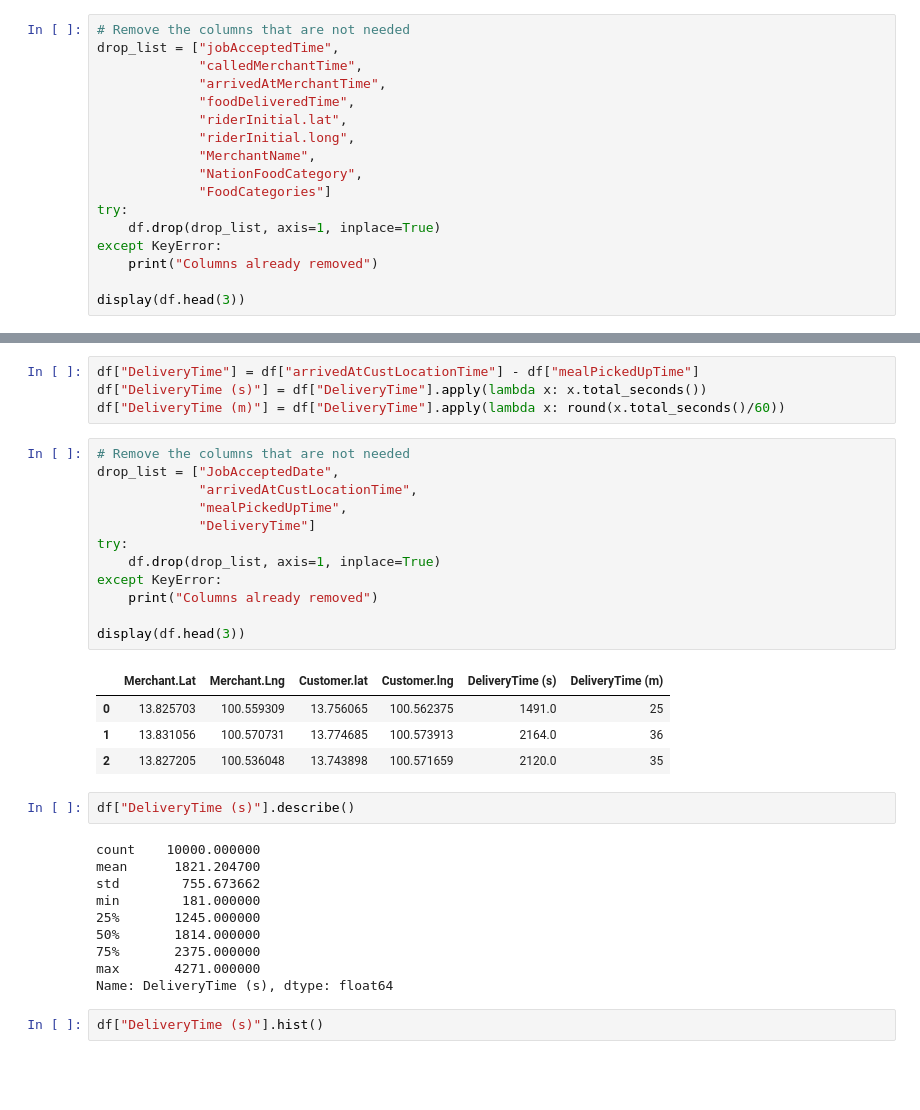
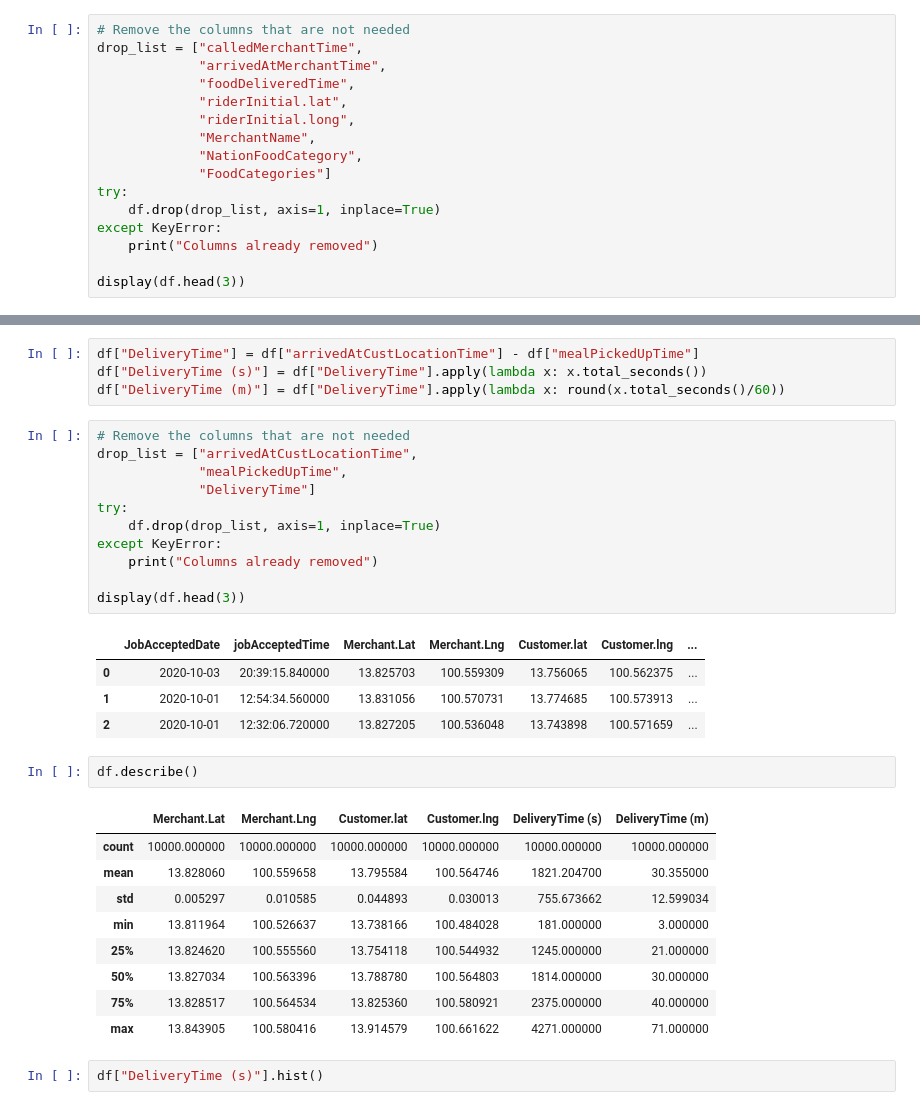
Before and after one commit to multi-order-planning-RBH/predictor, a Jupyter notebook: rbh_delivery.ipynb, the cells around one changed output, grey strips where cells are left out. Drawn from its saved outputs; the diff is of its cells as text; blank space fills up the shorter version.

```diff
--- a/rbh_delivery.ipynb
+++ b/rbh_delivery.ipynb
@@ -79,8 +79,7 @@ df.shape
 ### 1.2.2 Remove unused columns
 # %%
 # Remove the columns that are not needed
-drop_list = ["jobAcceptedTime",
-             "calledMerchantTime",
+drop_list = ["calledMerchantTime",
              "arrivedAtMerchantTime",
              "foodDeliveredTime",
              "riderInitial.lat",
@@ -118,33 +117,32 @@ df["DeliveryTime (s)"] = df["DeliveryTime"].apply(lambda x: x.total_seconds())
 df["DeliveryTime (m)"] = df["DeliveryTime"].apply(lambda x: round(x.total_seconds()/60))
 # %%
 # Remove the columns that are not needed
-drop_list = ["JobAcceptedDate",
-             "arrivedAtCustLocationTime",
+drop_list = ["arrivedAtCustLocationTime",
              "mealPickedUpTime",
              "DeliveryTime"]
 try:
     df.drop(drop_list, axis=1, inplace=True)
 except KeyError:
     print("Columns already removed")
 
 display(df.head(3))
 # %% [output]
-|  | Merchant.Lat | Merchant.Lng | Customer.lat | Customer.lng | DeliveryTime (s) | DeliveryTime (m) |
-| 0 | 13.825703 | 100.559309 | 13.756065 | 100.562375 | 1491.0 | 25 |
-| 1 | 13.831056 | 100.570731 | 13.774685 | 100.573913 | 2164.0 | 36 |
-| 2 | 13.827205 | 100.536048 | 13.743898 | 100.571659 | 2120.0 | 35 |
+|  | JobAcceptedDate | jobAcceptedTime | Merchant.Lat | Merchant.Lng | Customer.lat | Customer.lng | ... |
+| 0 | 2020-10-03 | 20:39:15.840000 | 13.825703 | 100.559309 | 13.756065 | 100.562375 | ... |
+| 1 | 2020-10-01 | 12:54:34.560000 | 13.831056 | 100.570731 | 13.774685 | 100.573913 | ... |
+| 2 | 2020-10-01 | 12:32:06.720000 | 13.827205 | 100.536048 | 13.743898 | 100.571659 | ... |
 # %%
-df["DeliveryTime (s)"].describe()
+df.describe()
 # %% [output]
-count    10000.000000
-mean      1821.204700
-std        755.673662
-min        181.000000
-25%       1245.000000
-50%       1814.000000
-75%       2375.000000
-max       4271.000000
-Name: DeliveryTime (s), dtype: float64
+|  | Merchant.Lat | Merchant.Lng | Customer.lat | Customer.lng | DeliveryTime (s) | DeliveryTime (m) |
+| count | 10000.000000 | 10000.000000 | 10000.000000 | 10000.000000 | 10000.000000 | 10000.000000 |
+| mean | 13.828060 | 100.559658 | 13.795584 | 100.564746 | 1821.204700 | 30.355000 |
+| std | 0.005297 | 0.010585 | 0.044893 | 0.030013 | 755.673662 | 12.599034 |
+| min | 13.811964 | 100.526637 | 13.738166 | 100.484028 | 181.000000 | 3.000000 |
+| 25% | 13.824620 | 100.555560 | 13.754118 | 100.544932 | 1245.000000 | 21.000000 |
+| 50% | 13.827034 | 100.563396 | 13.788780 | 100.564803 | 1814.000000 | 30.000000 |
+| 75% | 13.828517 | 100.564534 | 13.825360 | 100.580921 | 2375.000000 | 40.000000 |
+| max | 13.843905 | 100.580416 | 13.914579 | 100.661622 | 4271.000000 | 71.000000 |
 # %%
 df["DeliveryTime (s)"].hist()
 # %% [output]
```
Also changed, not shown: parts of 89 cells of this notebook.
